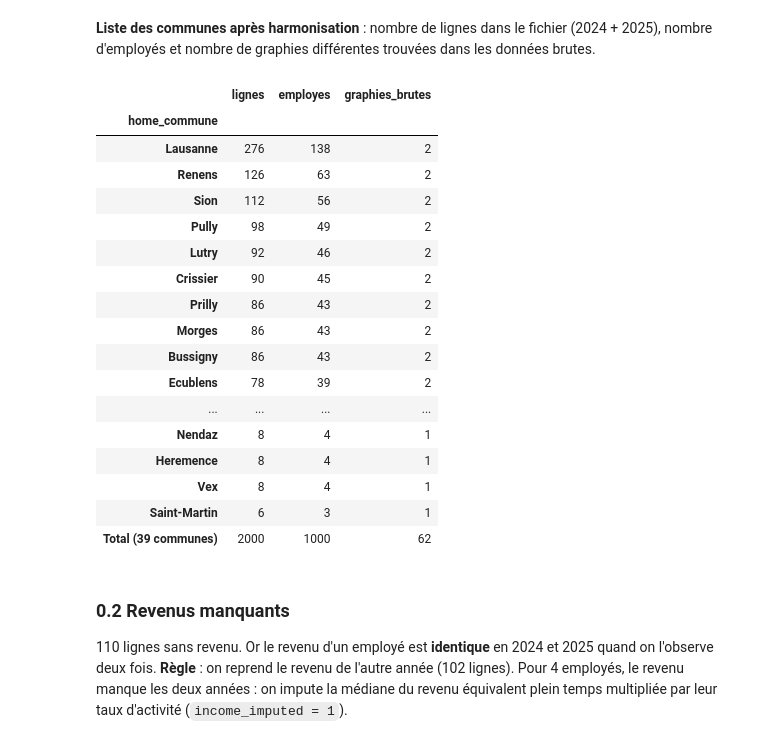
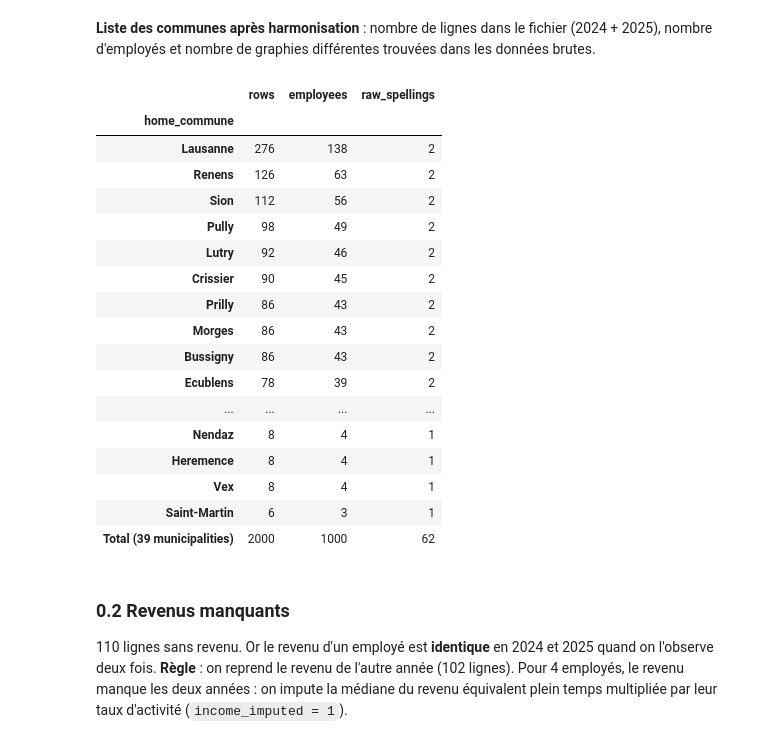
Before and after one commit to AndrewEberhardt/Public_Policy_Project, a Jupyter notebook: explications.ipynb, the cells around one changed output. Saved outputs shown, nothing was run; the diff lists cells and outputs as text; code cells hidden in the pictures.

```diff
--- a/explications.ipynb
+++ b/explications.ipynb
@@ -63,16 +63,16 @@ Name: count, dtype: int64
 **Liste des communes après harmonisation** : nombre de lignes dans le fichier (2024 + 2025), nombre d'employés
 et nombre de graphies différentes trouvées dans les données brutes.
 # %%
-graphies = raw.groupby(commune_key(raw.home_commune)).home_commune.nunique()
+spellings = raw.groupby(commune_key(raw.home_commune)).home_commune.nunique()
 communes = (df.groupby(["home_commune", "commune_key"])
-              .agg(lignes=("employee_id", "size"), employes=("employee_id", "nunique"))
+              .agg(rows=("employee_id", "size"), employees=("employee_id", "nunique"))
               .reset_index("commune_key"))
-communes["graphies_brutes"] = communes.pop("commune_key").map(graphies)
-communes = communes.sort_values("lignes", ascending=False)
-communes.loc[f"Total ({len(communes)} communes)"] = communes.sum()
+communes["raw_spellings"] = communes.pop("commune_key").map(spellings)
+communes = communes.sort_values("rows", ascending=False)
+communes.loc[f"Total ({len(communes)} municipalities)"] = communes.sum()
 communes
 # %% [output]
-|  | lignes | employes | graphies_brutes |
+|  | rows | employees | raw_spellings |
 | home_commune |  |  |  |
 | Lausanne | 276 | 138 | 2 |
 | Renens | 126 | 63 | 2 |
@@ -89,7 +89,7 @@ communes
 | Heremence | 8 | 4 | 1 |
 | Vex | 8 | 4 | 1 |
 | Saint-Martin | 6 | 3 | 1 |
-| Total (39 communes) | 2000 | 1000 | 62 |
+| Total (39 municipalities) | 2000 | 1000 | 62 |
 # %% [markdown]
 ### 0.2 Revenus manquants
 110 lignes sans revenu. Or le revenu d'un employé est **identique** en 2024 et 2025 quand on l'observe deux fois.
```
Also changed, not shown: parts of 30 cells of this notebook, 47 other files.
